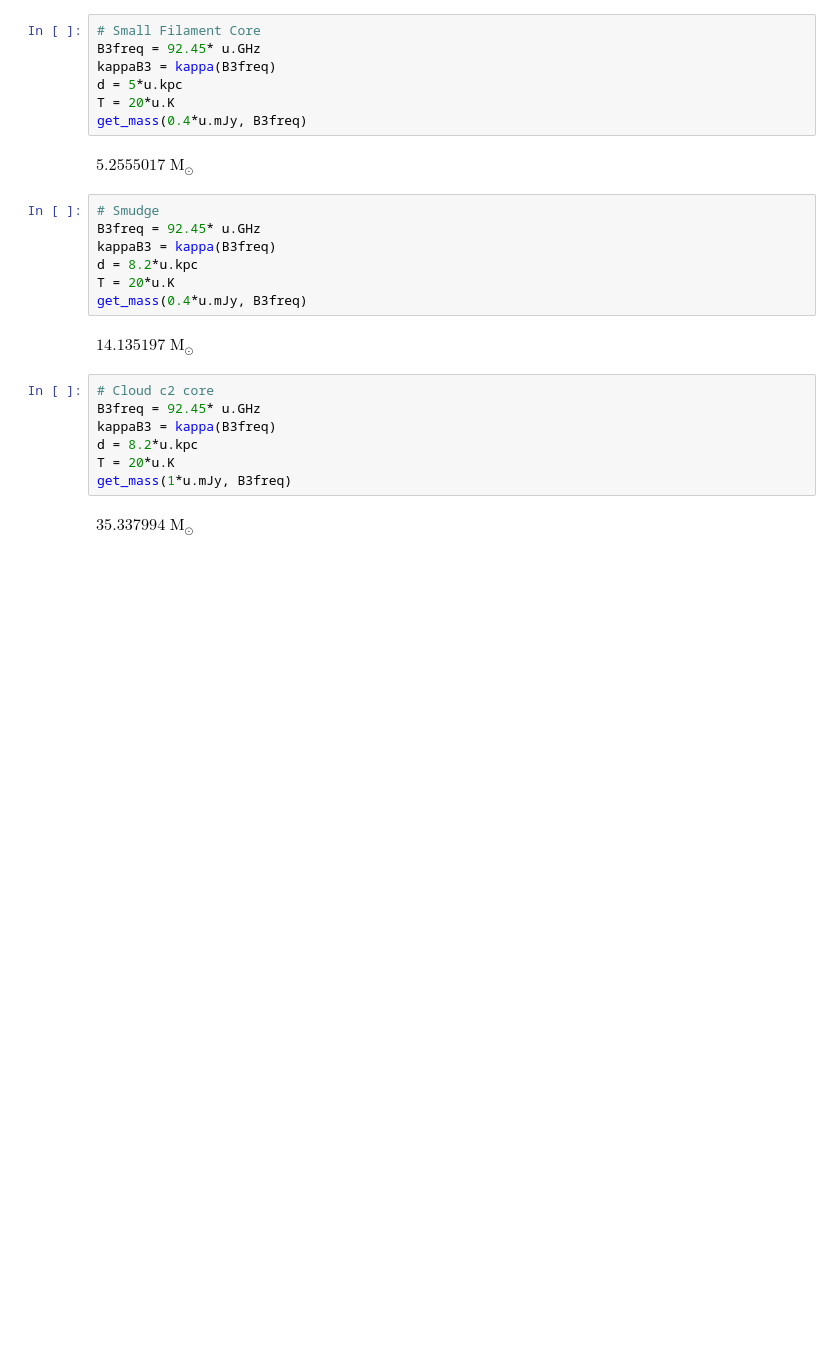
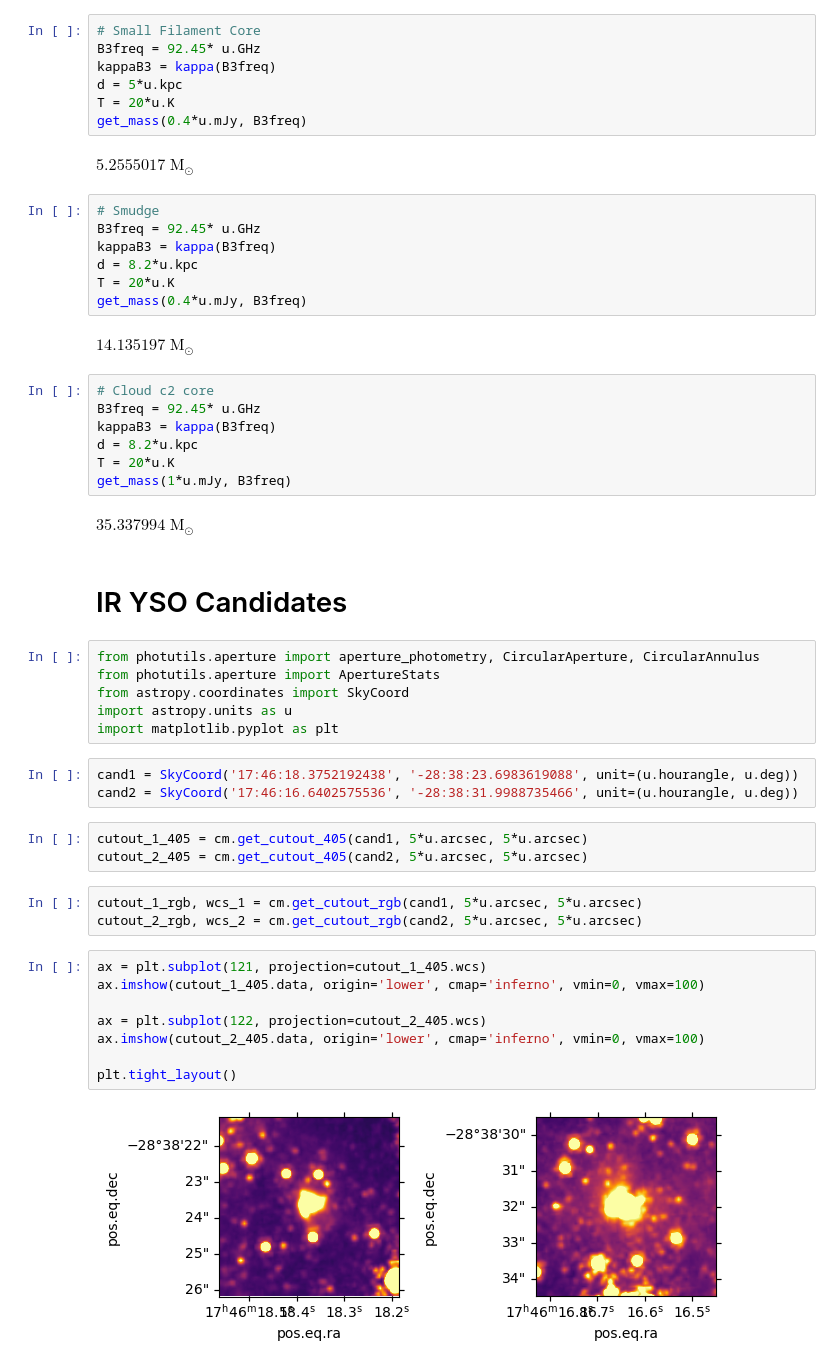
Before and after one commit to SpacialTree/lactea-filament, a Jupyter notebook: lactea-filament/notebooks/YSOmass.ipynb, the cells around one changed output. Cells and saved outputs as stored; diff of their text form; blank space fills up the shorter version.

```diff
--- a/lactea-filament/notebooks/YSOmass.ipynb
+++ b/lactea-filament/notebooks/YSOmass.ipynb
@@ -63,3 +79,30 @@ T = 20*u.K
 get_mass(1*u.mJy, B3freq)
 # %% [output]
 $35.337994 \; \mathrm{M_{\odot}}$
+# %% [markdown]
+# IR YSO Candidates
+# %%
+from photutils.aperture import aperture_photometry, CircularAperture, CircularAnnulus
+from photutils.aperture import ApertureStats
+from astropy.coordinates import SkyCoord
+import astropy.units as u
+import matplotlib.pyplot as plt
+# %%
+cand1 = SkyCoord('17:46:18.3752192438', '-28:38:23.6983619088', unit=(u.hourangle, u.deg))
+cand2 = SkyCoord('17:46:16.6402575536', '-28:38:31.9988735466', unit=(u.hourangle, u.deg))
+# %%
+cutout_1_405 = cm.get_cutout_405(cand1, 5*u.arcsec, 5*u.arcsec)
+cutout_2_405 = cm.get_cutout_405(cand2, 5*u.arcsec, 5*u.arcsec)
+# %%
+cutout_1_rgb, wcs_1 = cm.get_cutout_rgb(cand1, 5*u.arcsec, 5*u.arcsec)
+cutout_2_rgb, wcs_2 = cm.get_cutout_rgb(cand2, 5*u.arcsec, 5*u.arcsec)
+# %%
+ax = plt.subplot(121, projection=cutout_1_405.wcs)
+ax.imshow(cutout_1_405.data, origin='lower', cmap='inferno', vmin=0, vmax=100)
+
+ax = plt.subplot(122, projection=cutout_2_405.wcs)
+ax.imshow(cutout_2_405.data, origin='lower', cmap='inferno', vmin=0, vmax=100)
+
+plt.tight_layout()
+# %% [output]
+[figure, added]
```
Also changed, not shown: parts of 12 cells of this notebook.
